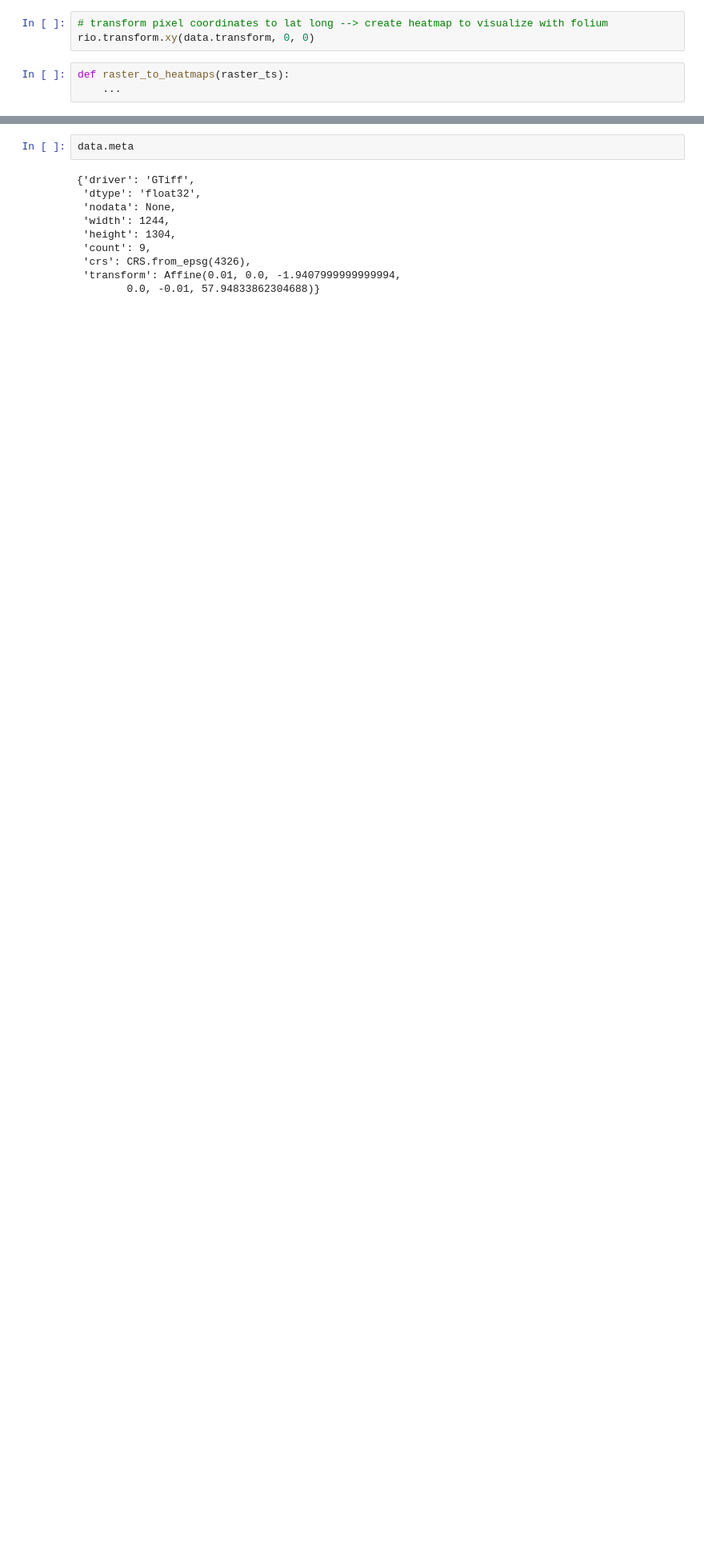
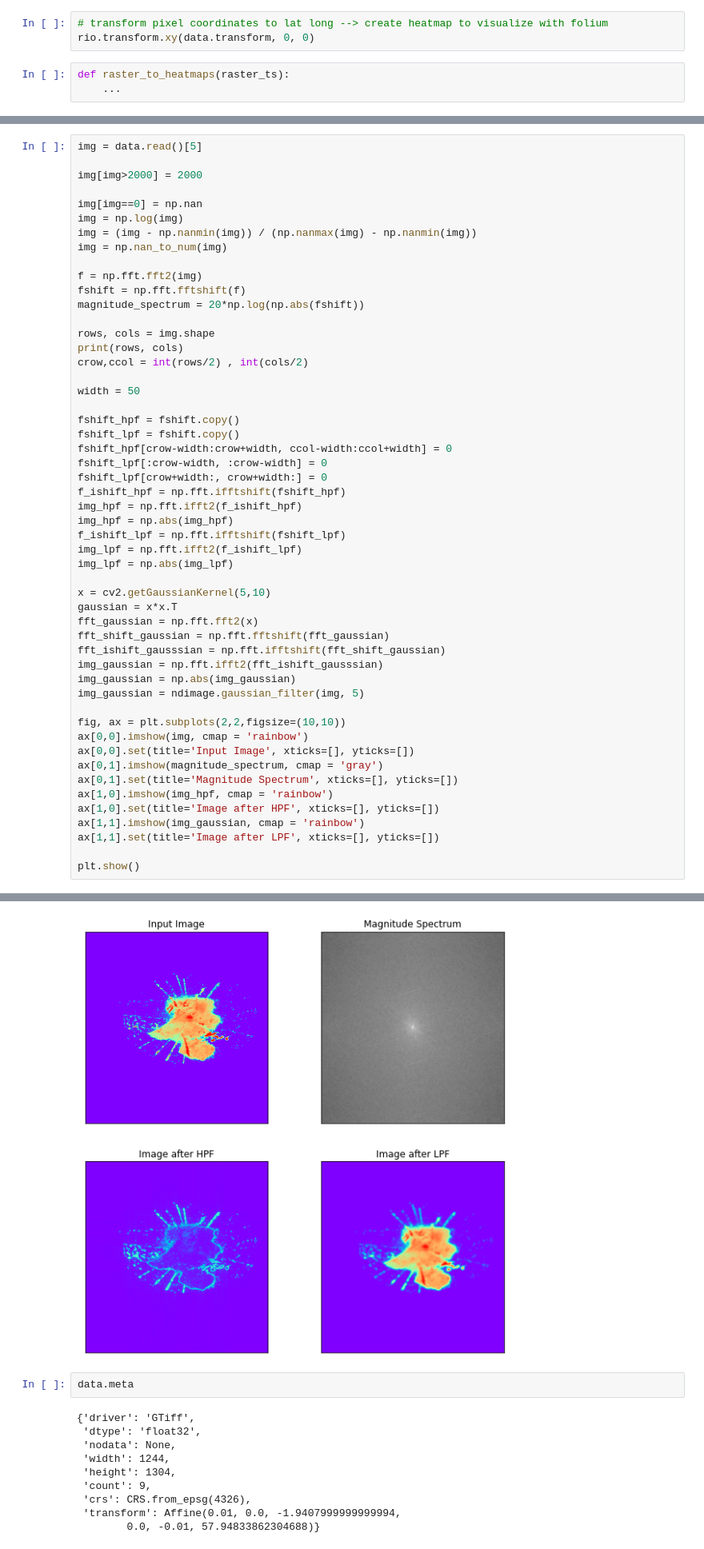
Before and after one commit to FionaLippert/birdMigration, a Jupyter notebook: visualization/data_exploration.ipynb, the cells around one changed output, grey strips where cells are left out. Shown at 80% size. Saved outputs shown, nothing was run; the diff lists cells and outputs as text; blank space fills up the shorter version.

```diff
--- a/visualization/data_exploration.ipynb
+++ b/visualization/data_exploration.ipynb
@@ -96,0 +128,53 @@ plt.show()
+# %%
+img = data.read()[5]
+
+img[img>2000] = 2000
+
+img[img==0] = np.nan
+img = np.log(img)
+img = (img - np.nanmin(img)) / (np.nanmax(img) - np.nanmin(img))
+img = np.nan_to_num(img)
+
+f = np.fft.fft2(img)
+fshift = np.fft.fftshift(f)
+magnitude_spectrum = 20*np.log(np.abs(fshift))
+
+rows, cols = img.shape
+print(rows, cols)
+crow,ccol = int(rows/2) , int(cols/2)
+
+width = 50
+
+fshift_hpf = fshift.copy()
+fshift_lpf = fshift.copy()
+fshift_hpf[crow-width:crow+width, ccol-width:ccol+width] = 0
+fshift_lpf[:crow-width, :crow-width] = 0
+fshift_lpf[crow+width:, crow+width:] = 0
+f_ishift_hpf = np.fft.ifftshift(fshift_hpf)
+img_hpf = np.fft.ifft2(f_ishift_hpf)
+img_hpf = np.abs(img_hpf)
+f_ishift_lpf = np.fft.ifftshift(fshift_lpf)
+img_lpf = np.fft.ifft2(f_ishift_lpf)
+img_lpf = np.abs(img_lpf)
+
+x = cv2.getGaussianKernel(5,10)
+gaussian = x*x.T
+fft_gaussian = np.fft.fft2(x)
+fft_shift_gaussian = np.fft.fftshift(fft_gaussian)
+fft_ishift_gausssian = np.fft.ifftshift(fft_shift_gaussian)
+img_gaussian = np.fft.ifft2(fft_ishift_gausssian)
+img_gaussian = np.abs(img_gaussian)
+img_gaussian = ndimage.gaussian_filter(img, 5)
+
+fig, ax = plt.subplots(2,2,figsize=(10,10))
+ax[0,0].imshow(img, cmap = 'rainbow')
+ax[0,0].set(title='Input Image', xticks=[], yticks=[])
+ax[0,1].imshow(magnitude_spectrum, cmap = 'gray')
+ax[0,1].set(title='Magnitude Spectrum', xticks=[], yticks=[])
+ax[1,0].imshow(img_hpf, cmap = 'rainbow')
+ax[1,0].set(title='Image after HPF', xticks=[], yticks=[])
+ax[1,1].imshow(img_gaussian, cmap = 'rainbow')
+ax[1,1].set(title='Image after LPF', xticks=[], yticks=[])
+
+plt.show()
+# %% [output]
@@ -97,3 +182,4 @@ plt.show()
+[figure, added]
 # %%
 data.meta
 # %% [output]
```
Also changed, not shown: parts of 10 cells of this notebook.
